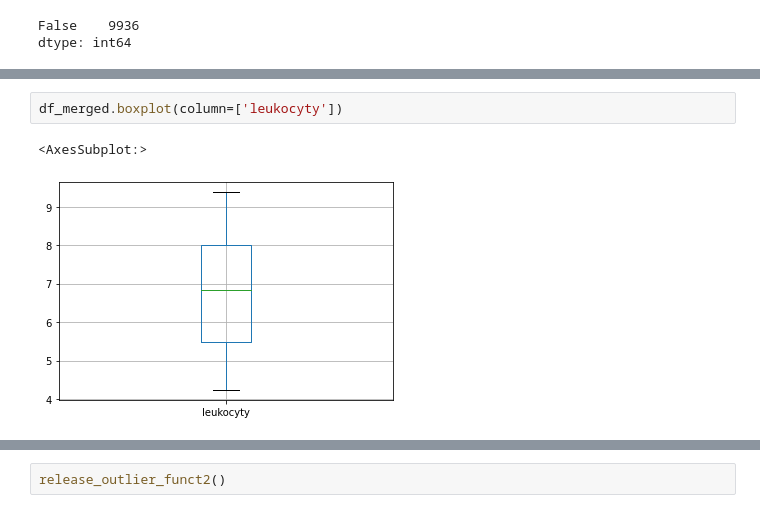
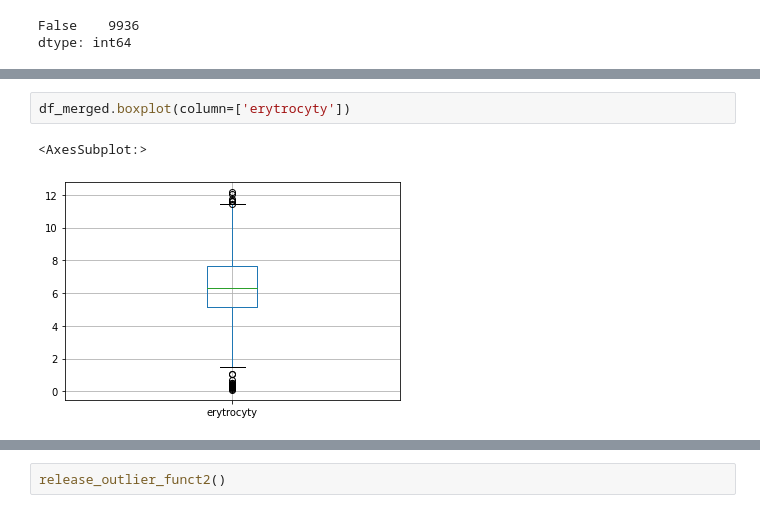
Before and after one commit to Matovic/Chronic-Lymphocytic-Leukemia, a Jupyter notebook: src/2_data_pre-processing/2-DPP.ipynb, the cells around one changed output, grey strips where cells are left out. Cells and saved outputs as stored; diff of their text form.

```diff
--- a/src/2_data_pre-processing/2-DPP.ipynb
+++ b/src/2_data_pre-processing/2-DPP.ipynb
@@ -1069,5 +1115,5 @@ release_outlier_funct()
 # %%
-df_merged.boxplot(column=['leukocyty'])
+df_merged.boxplot(column=['erytrocyty'])
 # %% [output]
 <AxesSubplot:>
-[figure, old version]
+[figure, new version]
```
Also changed, not shown: parts of 46 cells of this notebook.
